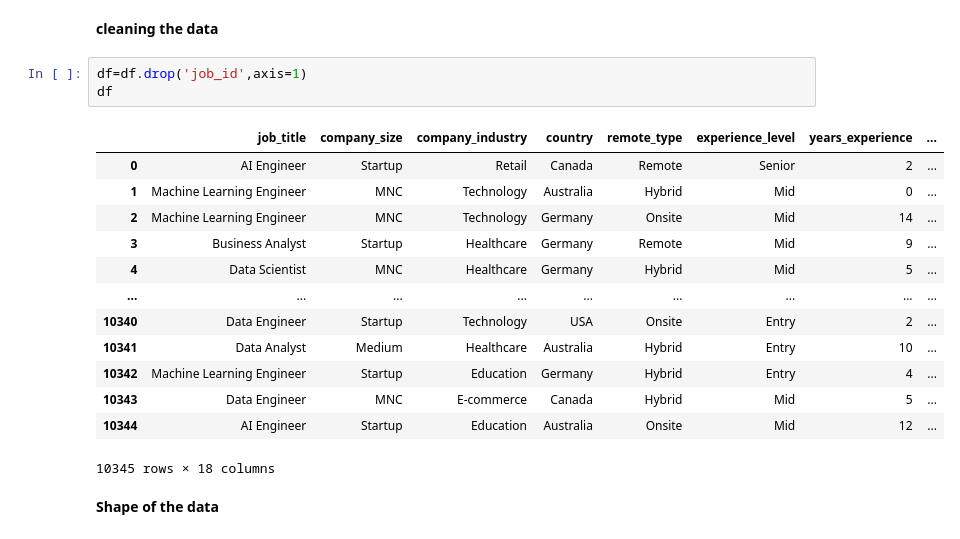
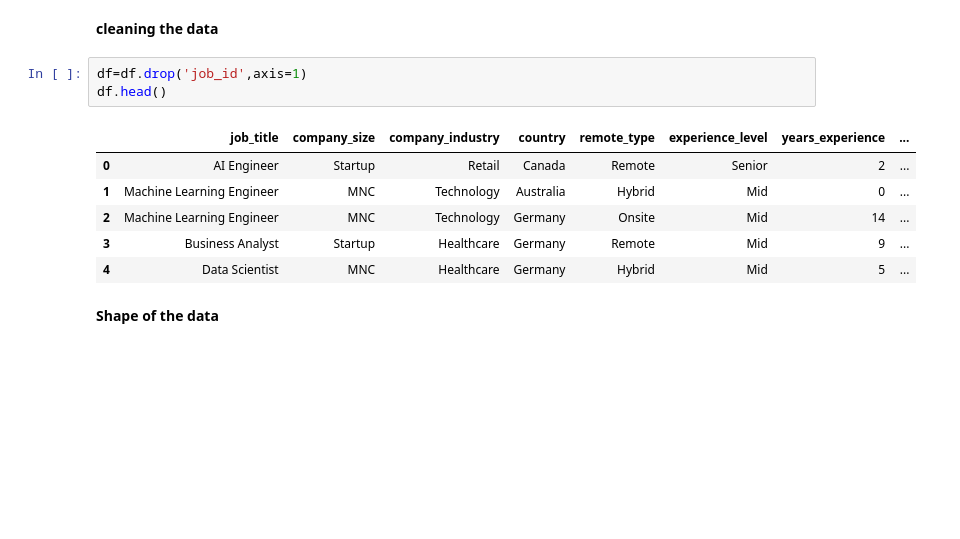
Before and after one commit to AsokTamang/Data_science, a Jupyter notebook: notebook/EDA.ipynb, the cells around one changed output. Saved outputs shown, nothing was run; the diff lists cells and outputs as text; blank space fills up the shorter version.

```diff
--- a/notebook/EDA.ipynb
+++ b/notebook/EDA.ipynb
@@ -41,21 +42,14 @@ Index(['job_id', 'job_title', 'company_size', 'company_industry', 'country',
 **cleaning the data**
 # %%
 df=df.drop('job_id',axis=1)
-df
+df.head()
 # %% [output]
 |  | job_title | company_size | company_industry | country | remote_type | experience_level | years_experience | ... |
 | 0 | AI Engineer | Startup | Retail | Canada | Remote | Senior | 2 | ... |
 | 1 | Machine Learning Engineer | MNC | Technology | Australia | Hybrid | Mid | 0 | ... |
 | 2 | Machine Learning Engineer | MNC | Technology | Germany | Onsite | Mid | 14 | ... |
 | 3 | Business Analyst | Startup | Healthcare | Germany | Remote | Mid | 9 | ... |
 | 4 | Data Scientist | MNC | Healthcare | Germany | Hybrid | Mid | 5 | ... |
-| ... | ... | ... | ... | ... | ... | ... | ... | ... |
-| 10340 | Data Engineer | Startup | Technology | USA | Onsite | Entry | 2 | ... |
-| 10341 | Data Analyst | Medium | Healthcare | Australia | Hybrid | Entry | 10 | ... |
-| 10342 | Machine Learning Engineer | Startup | Education | Germany | Hybrid | Entry | 4 | ... |
-| 10343 | Data Engineer | MNC | E-commerce | Canada | Hybrid | Mid | 5 | ... |
-| 10344 | AI Engineer | Startup | Education | Australia | Onsite | Mid | 12 | ... |
-10345 rows × 18 columns
 # %% [markdown]
 **Shape of the data**
 # %%
```
Also changed, not shown: parts of 10 cells of this notebook.
